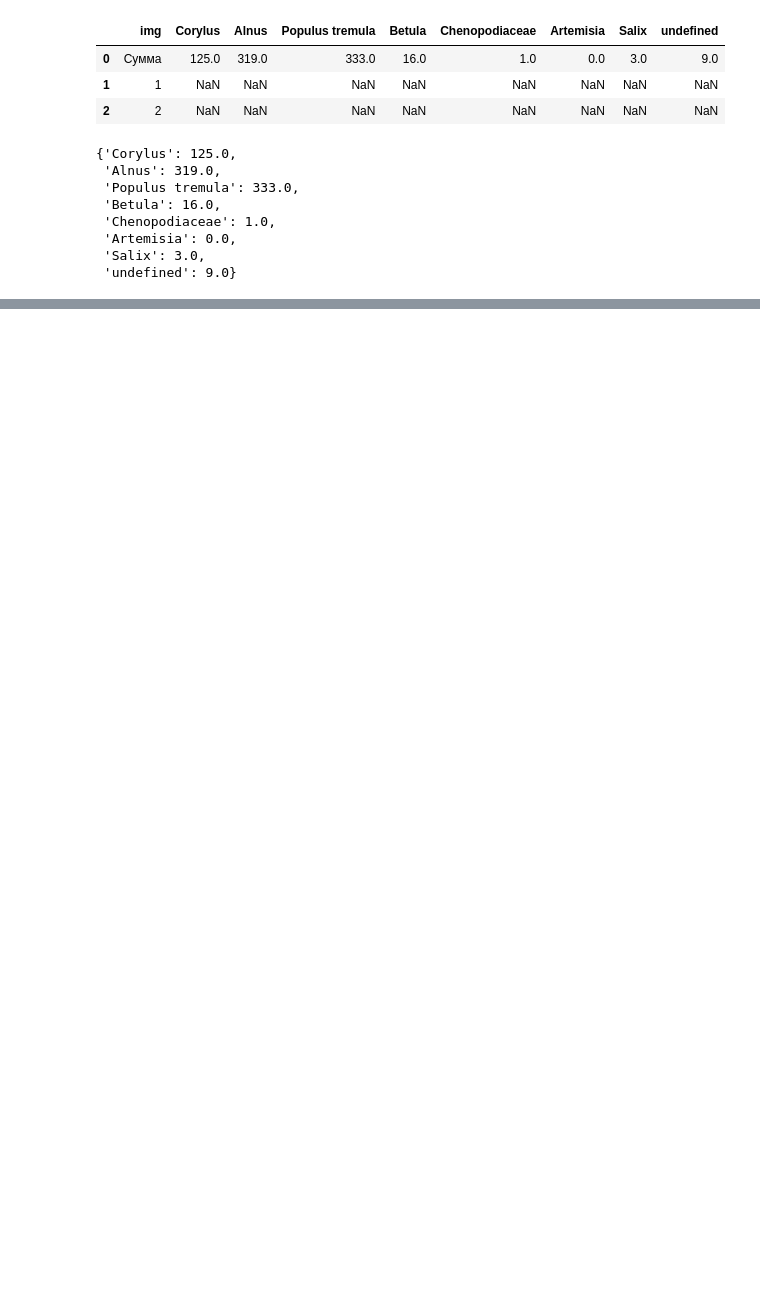
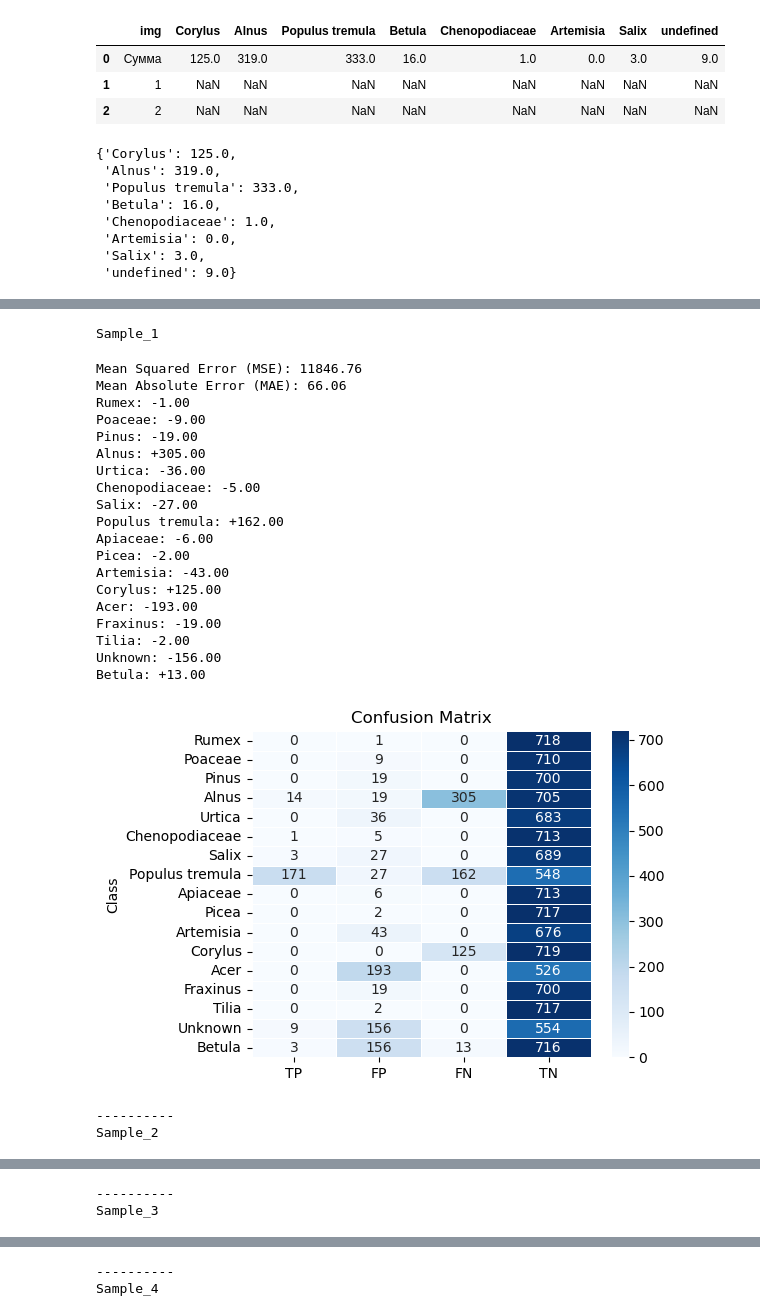
Before and after one commit to Digiratory/Pollen-Analyzer, a Jupyter notebook: Complete_pipeline.ipynb, the cells around one changed output, grey strips where cells are left out. Saved outputs shown, nothing was run; the diff lists cells and outputs as text; code cells hidden in the pictures; blank space fills up the shorter version.

Commit message:
feat: plot confusion matrices

```diff
--- a/Complete_pipeline.ipynb
+++ b/Complete_pipeline.ipynb
@@ -811,0 +758,76 @@ Sample_5
+# %%
+def plot_confusion_matrix(df: pd.DataFrame, subtitle: str = ""):
+    plt.figure(figsize=(6, 4))
+    sns.heatmap(df, annot=True, fmt="d", cmap="Blues", cbar=True, linewidths=0.5)
+    if len(subtitle) > 0:
+        plt.title("Confusion Matrix\n" + subtitle)
+    else:
+        plt.title("Confusion Matrix")
+    plt.ylabel("Class")
+    plt.tight_layout()
+    plt.show()
+# %%
+score_threshold = 0.9
+mask_threshold = 0.9
+path_to_model = "models/final_model_v5"
+segmentation_output_dir = "segmentation_output"
+for sheet_name in df.sheet_names:
+    print(sheet_name)
+    pred_labels = {}
+    sheet_data = df.parse(sheet_name)
+    true_labels = sheet_data.iloc[0][1:].to_dict()
+    # Rename 'undefined' to 'Unknown'
+    true_labels = {
+        ("Unknown" if key == "undefined" else key): value
+        for key, value in true_labels.items()
+    }
+
+    images = glob(os.path.join(TEST_SAMPLES_ROOT, sheet_name, "*.jpg"))
+    if len(images) == 0:
+        continue
+
+    for image_path in tqdm(images):
+        name = os.path.basename(image_path)
+        objects = extract_mask_images(
+            path_to_model, segmentation_output_dir, image_path, score_threshold, mask_threshold, name
+        )
+        for obj in objects:
+            img = Image.fromarray(obj).convert("RGB")
+            img_tensor = preprocess(img).unsqueeze(0)
+            with torch.no_grad():
+                features = model(img_tensor.cuda())
+            vector = features[1].squeeze()
+            pred_class = get_class(db, vector, 10)
+            if pred_class in pred_labels:
+                pred_labels[pred_class] = pred_labels[pred_class] + 1
+            else:
+                pred_labels[pred_class] = 1
+    print_sheet_metrics(true_labels, pred_labels)
+    all_classes = set(true_labels.keys()).union(set(pred_labels.keys()))
+    confusion_matrices = calculate_confusion_matrix(true_labels, pred_labels, all_classes)
+    plot_confusion_matrix(confusion_matrices)
+    print("-" * 10)
+# %% [output]
+Sample_1
+Mean Squared Error (MSE): 11846.76
+Mean Absolute Error (MAE): 66.06
+Rumex: -1.00
+Poaceae: -9.00
+Pinus: -19.00
+Alnus: +305.00
+Urtica: -36.00
+Chenopodiaceae: -5.00
+Salix: -27.00
+Populus tremula: +162.00
+Apiaceae: -6.00
+Picea: -2.00
+Artemisia: -43.00
+Corylus: +125.00
+Acer: -193.00
+Fraxinus: -19.00
+Tilia: -2.00
+Unknown: -156.00
+Betula: +13.00
+[figure, added]
+----------
+Sample_2
@@ -811,0 +853,2 @@ Sample_5
+----------
+Sample_3
@@ -811,0 +874,2 @@ Sample_5
+----------
+Sample_4
```
Also changed, not shown: parts of 6 cells of this notebook.
